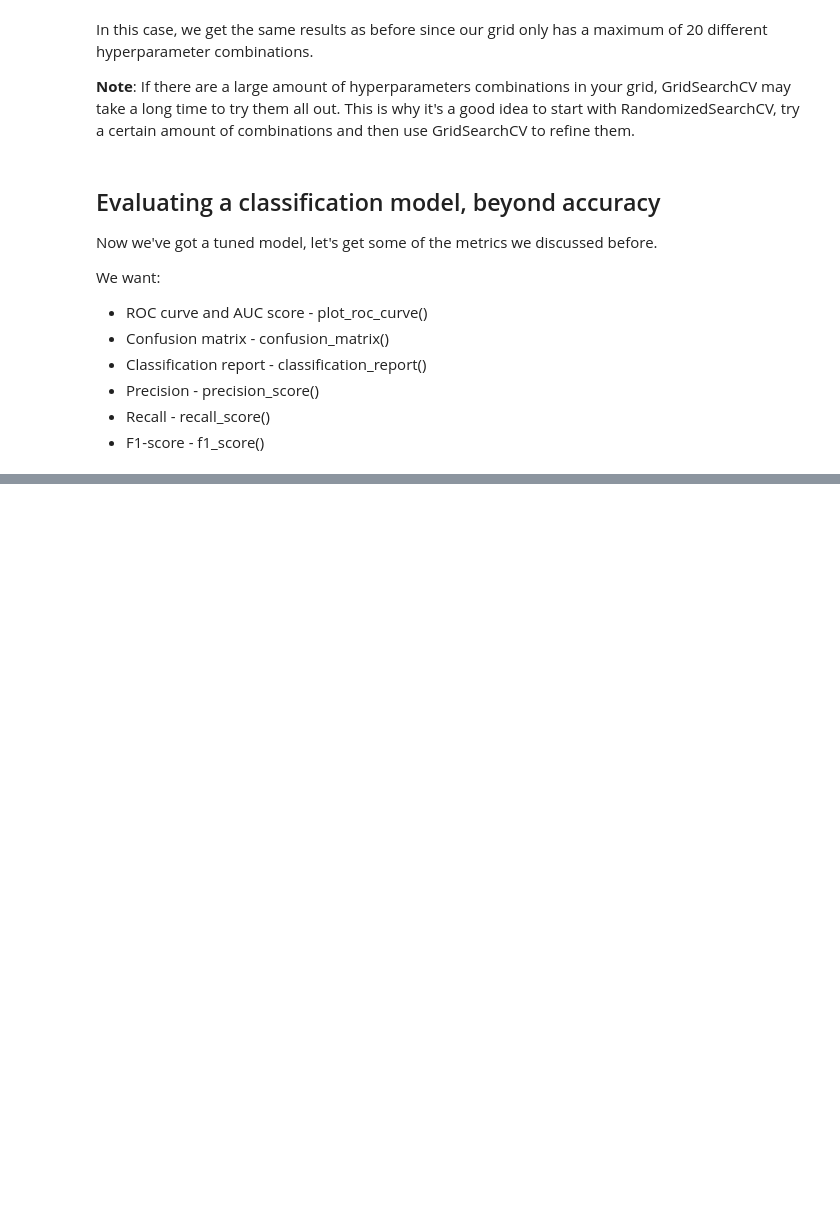
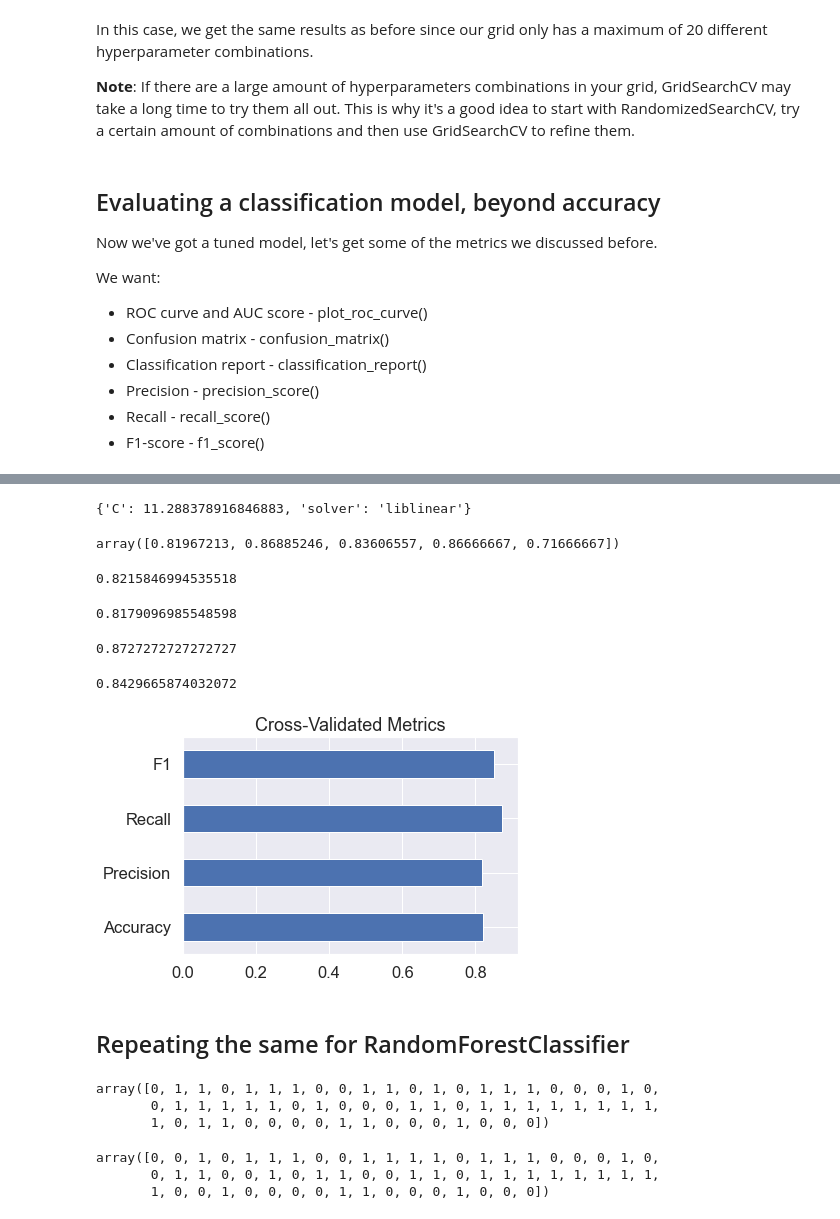
Before and after one commit to Kayan-dev/data-science, a Jupyter notebook: heart-project/heart-disease.ipynb, the cells around one changed output, grey strips where cells are left out. Drawn from its saved outputs; the diff is of its cells as text; code cells hidden in the pictures; blank space fills up the shorter version.

```diff
--- a/heart-project/heart-disease.ipynb
+++ b/heart-project/heart-disease.ipynb
@@ -897,0 +1047,5 @@ We want:
+# %%
+# Check best hyperparameters
+gs_log_reg.best_params_
+# %% [output]
+{'C': 11.288378916846883, 'solver': 'liblinear'}
@@ -897,0 +1059,62 @@ We want:
+# %%
+# Now find some cross-validated metrics with the instantiated classifier
+# Cross-validated accuracy score
+cv_acc = cross_val_score(clf,
+                         X,
+                         y,
+                         cv=5, # 5-fold cross-validation
+                         scoring="accuracy") # accuracy as scoring
+cv_acc
+# %% [output]
+array([0.81967213, 0.86885246, 0.83606557, 0.86666667, 0.71666667])
+# %%
+# Take the average
+cv_acc = np.mean(cv_acc)
+cv_acc
+# %% [output]
+0.8215846994535518
+# %%
+# The same for other classification metrics
+# Cross-validated precision score
+cv_precision = np.mean(cross_val_score(clf,
+                                       X,
+                                       y,
+                                       cv=5, # 5-fold cross-validation
+                                       scoring="precision")) # precision as scoring
+cv_precision
+# %% [output]
+0.8179096985548598
+# %%
+# Cross-validated recall score
+cv_recall = np.mean(cross_val_score(clf,
+                                    X,
+                                    y,
+                                    cv=5, # 5-fold cross-validation
+                                    scoring="recall")) # recall as scoring
+cv_recall
+# %% [output]
+0.8727272727272727
+# %%
+# Cross-validated F1 score
+cv_f1 = np.mean(cross_val_score(clf,
+                                X,
+                                y,
+                                cv=5, # 5-fold cross-validation
+                                scoring="f1")) # f1 as scoring
+cv_f1
+# %% [output]
+0.8429665874032072
+# %%
+# Now visualize the metrics
+
+# Visualizing cross-validated metrics
+cv_metrics = pd.DataFrame({"Accuracy": cv_acc,
+                            "Precision": cv_precision,
+                            "Recall": cv_recall,
+                            "F1": cv_f1},
+                          index=[0])
+cv_metrics.T.plot.barh(title="Cross-Validated Metrics", legend=False);
+# %% [output]
+[figure, added]
+# %% [markdown]
+## Repeating the same for RandomForestClassifier
@@ -897,0 +1124,12 @@ We want:
+# %%
+y_preds
+# %% [output]
+array([0, 1, 1, 0, 1, 1, 1, 0, 0, 1, 1, 0, 1, 0, 1, 1, 1, 0, 0, 0, 1, 0,
+       0, 1, 1, 1, 1, 1, 0, 1, 0, 0, 0, 1, 1, 0, 1, 1, 1, 1, 1, 1, 1, 1,
+       1, 0, 1, 1, 0, 0, 0, 0, 1, 1, 0, 0, 0, 1, 0, 0, 0])
+# %%
+y_test
+# %% [output]
+array([0, 0, 1, 0, 1, 1, 1, 0, 0, 1, 1, 1, 1, 0, 1, 1, 1, 0, 0, 0, 1, 0,
+       0, 1, 1, 0, 0, 1, 0, 1, 1, 0, 0, 1, 1, 0, 1, 1, 1, 1, 1, 1, 1, 1,
+       1, 0, 0, 1, 0, 0, 0, 0, 1, 1, 0, 0, 0, 1, 0, 0, 0])
```
Also changed, not shown: parts of 44 cells of this notebook.
